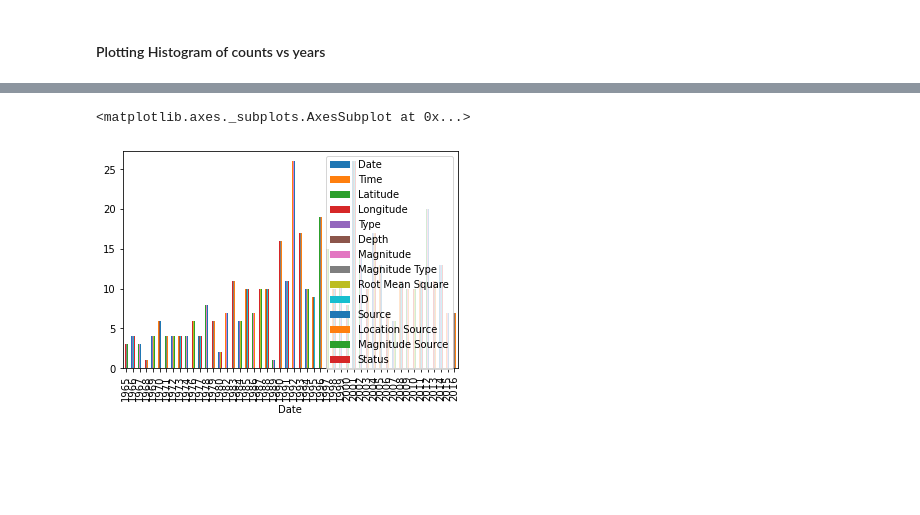
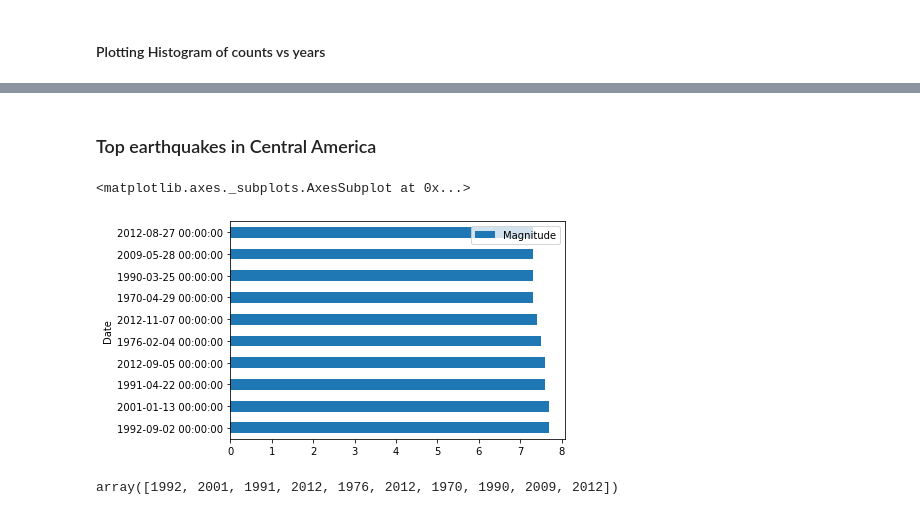
Before and after one commit to sotus30/Earthquakes_Central_America, a Jupyter notebook: Data Exploration 2.ipynb, the cells around one changed output, grey strips where cells are left out. Cells and saved outputs as stored; diff of their text form; code cells hidden in the pictures; blank space fills up the shorter version.

```diff
--- a/Data Exploration 2.ipynb
+++ b/Data Exploration 2.ipynb
@@ -455,7 +459,12 @@ plt.hist(Date, bins = 60)
-# %%
-df_CA1["Date"] = df_CA1["Date"].astype("datetime64")
-
-df_CA1.groupby(df_CA1["Date"].dt.year).count().plot(kind="bar")
-# %% [output]
-<matplotlib.axes._subplots.AxesSubplot at 0x...>
-[figure, removed]
+# %% [markdown]
+<h3> Top earthquakes in Central America
+# %%
+Mag2 = df_CA1.nlargest(10, 'Magnitude')
+Mag2.plot.barh(x='Date', y='Magnitude')
+# %% [output]
+<matplotlib.axes._subplots.AxesSubplot at 0x...>
+[figure, added]
+# %%
+Date2
+# %% [output]
+array([1992, 2001, 1991, 2012, 1976, 2012, 1970, 1990, 2009, 2012])
```
Also changed, not shown: parts of 6 cells of this notebook.
